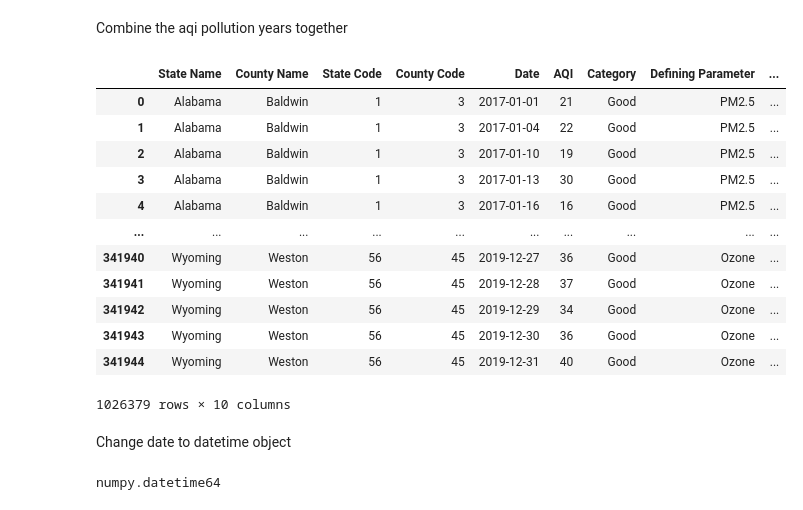
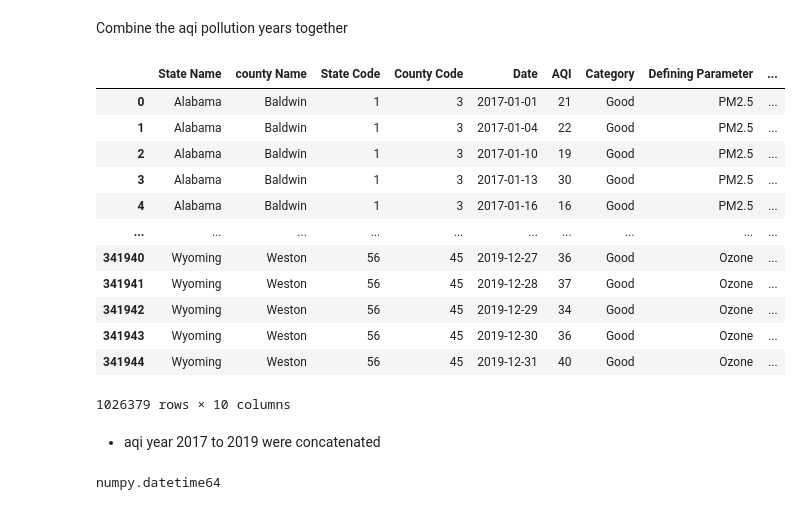
Before and after one commit to willkchan/Pollution-Forecast, a Jupyter notebook: src/preparation/Data_Wrangling.ipynb, the cells around one changed output. Saved outputs shown, nothing was run; the diff lists cells and outputs as text; code cells hidden in the pictures.

```diff
--- a/src/preparation/Data_Wrangling.ipynb
+++ b/src/preparation/Data_Wrangling.ipynb
@@ -18,13 +22,7 @@ sns.set(style='ticks', context='talk')
 # %% [markdown]
 #Load data
 # %%
-# pd.set_option('max_columns', None)
-# pd.set_option('max_rows', None)
-# pd.reset_optio('max_rows')
-#np.set_printoptions(threshold=sys.maxsize)
-
-
-daily_aqi_by_county_2017 = pd.read_csv('../../data/raw/daily_aqi_by_county_2017.csv')
+daily_aqi_by_county_2017 = pd.read_csv('../../data/raw/daily_aqi_by_county_2017.csv', encoding='latin-1')
 daily_aqi_by_county_2018 = pd.read_csv('../../data/raw/daily_aqi_by_county_2018.csv')
 daily_aqi_by_county_2019 = pd.read_csv('../../data/raw/daily_aqi_by_county_2019.csv')
 
@@ -193,10 +140,9 @@ Combine the aqi pollution years together
 # %%
 county_daily_aqi_by_2017_2019 = pd.concat([daily_aqi_by_county_2017, daily_aqi_by_county_2018, daily_aqi_by_county_2019], axis=0)
 
-county_daily_aqi_by_2017_2019.rename(columns={'county Name':'County Name'}, inplace=True)
 county_daily_aqi_by_2017_2019
 # %% [output]
-|  | State Name | County Name | State Code | County Code | Date | AQI | Category | Defining Parameter | ... |
+|  | State Name | county Name | State Code | County Code | Date | AQI | Category | Defining Parameter | ... |
 | 0 | Alabama | Baldwin | 1 | 3 | 2017-01-01 | 21 | Good | PM2.5 | ... |
 | 1 | Alabama | Baldwin | 1 | 3 | 2017-01-04 | 22 | Good | PM2.5 | ... |
 | 2 | Alabama | Baldwin | 1 | 3 | 2017-01-10 | 19 | Good | PM2.5 | ... |
@@ -209,6 +155,6 @@ county_daily_aqi_by_2017_2019
 | 341943 | Wyoming | Weston | 56 | 45 | 2019-12-30 | 36 | Good | Ozone | ... |
 | 341944 | Wyoming | Weston | 56 | 45 | 2019-12-31 | 40 | Good | Ozone | ... |
 1026379 rows × 10 columns
-# %% [markdown]
-Change date to datetime object
+# %% [markdown]
+* aqi year 2017 to 2019 were concatenated
 # %%
```
Also changed, not shown: parts of 41 cells of this notebook.
